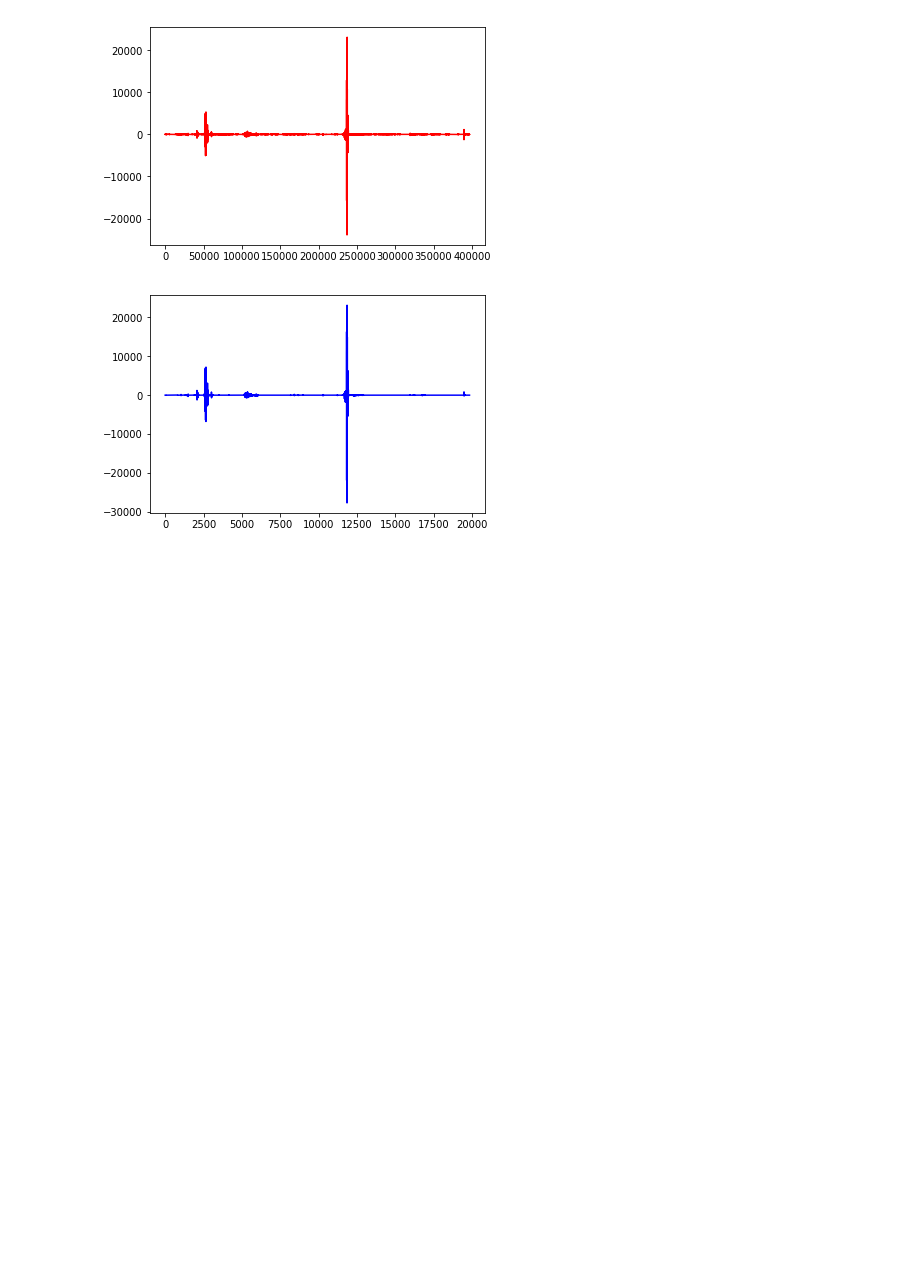
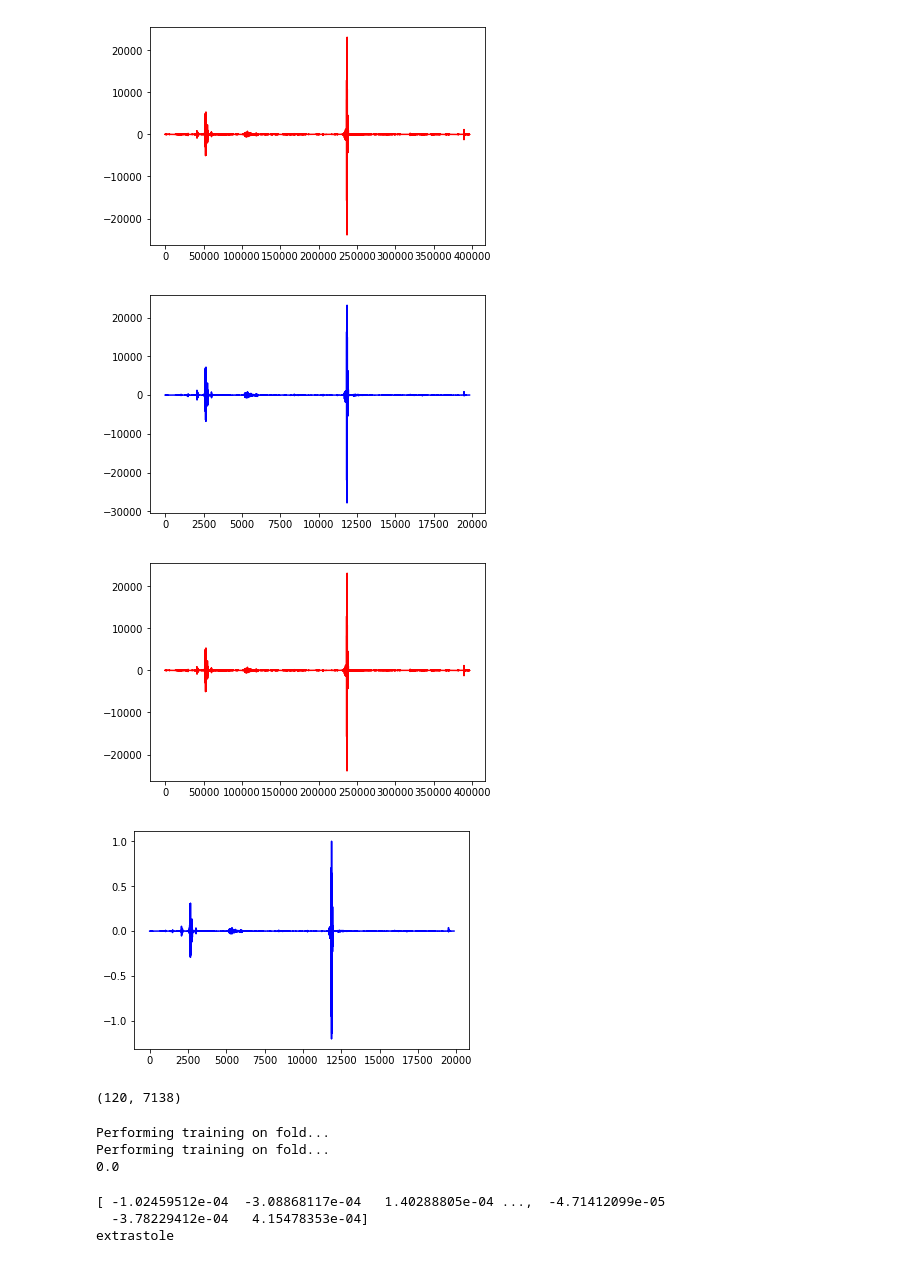
Before and after one commit to lindawangg/Classifying-Heartbeats, a Jupyter notebook: preprocessing.ipynb, the cells around one changed output. Saved outputs shown, nothing was run; the diff lists cells and outputs as text; code cells hidden in the pictures; blank space fills up the shorter version.

```diff
--- a/preprocessing.ipynb
+++ b/preprocessing.ipynb
@@ -36,13 +36,13 @@ print(len(x_trainAFile))
 with open('set_b.csv') as csvfile:
     reader = csv.reader(csvfile)
     for row in reader:
-        if not row[2]=='' and not row[2]=='label' and 'noisy' not in row[1]:
+        if not row[2]=='' and not row[2]=='label': #and 'noisy' not in row[1]:
             fname = 'set_b/' + row[1][16:]
             new_fname = ''
             count = 0
             for c in fname:
                 new_fname += c
-                if c == '_':
+                if c == '_' and 'noisy' not in row[1]:
                     if count == 1:
                        new_fname += '_'
                     count += 1
@@ -132,8 +132,9 @@ def down_sample(x, factor=10):
         down_array.append(x[i])
     return down_array
 # %%
-print(len(x_trainA[0]))
-x_trainA = np.array([down_sample(sample) for sample in x_trainA])
+print(len(x_trainA_raw[0]))
+x_trainA = []
+x_trainA = np.array([down_sample(sample) for sample in x_trainA_raw])
 print(len(x_trainA[0]))
 print(x_trainA.shape)
 # %% [output]
@@ -166,3 +170,16 @@ show()
 # %%
 # normalize
 x_trainA = np.array([x/max(x) for x in x_trainA])
+figure()
+plot(x_trainA_raw[0],'r')
+figure()
+plot(x_trainA[0],'b')
+show()
+
+min_length = min(map(len, x_trainA))
+x_trainA = np.array([x[:min_length] for x in x_trainA])
+print(x_trainA.shape)
+# %% [output]
+[figure, added]
+[figure, added]
+(120, 7138)
@@ -168,0 +190,24 @@ x_trainA = np.array([x/max(x) for x in x_trainA])
+# %%
+from sklearn import svm
+from sklearn.model_selection import KFold
+
+# split into train/test
+kf = KFold(n_splits=2)
+results = []
+for tr, ts in kf.split(x_trainA):
+    print("Performing training on fold...")
+    clf = svm.SVC(probability=True, kernel='rbf')
+    #clf.fit(x_trainA[tr], y_trainA[tr])
+    results.append(clf.fit(x_trainA[tr], y_trainA[tr]).score(x_trainA[ts],y_trainA[ts]))
+print(np.average(results))
+# %% [output]
+Performing training on fold...
+Performing training on fold...
+0.0
+# %%
+print(x_trainA[0])
+print(y_trainB[0])
+# %% [output]
+[ -1.02459512e-04  -3.08868117e-04   1.40288805e-04 ...,  -4.71412099e-05
+  -3.78229412e-04   4.15478353e-04]
+extrastole
```
Also changed, not shown: parts of 5 cells of this notebook, 2 other files.
